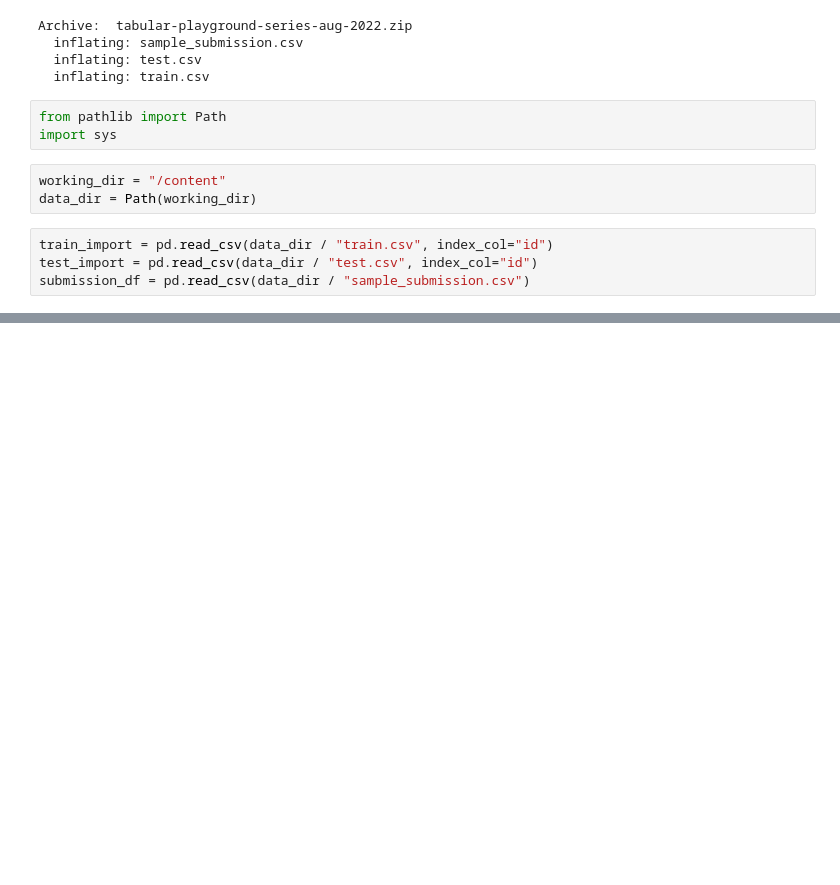
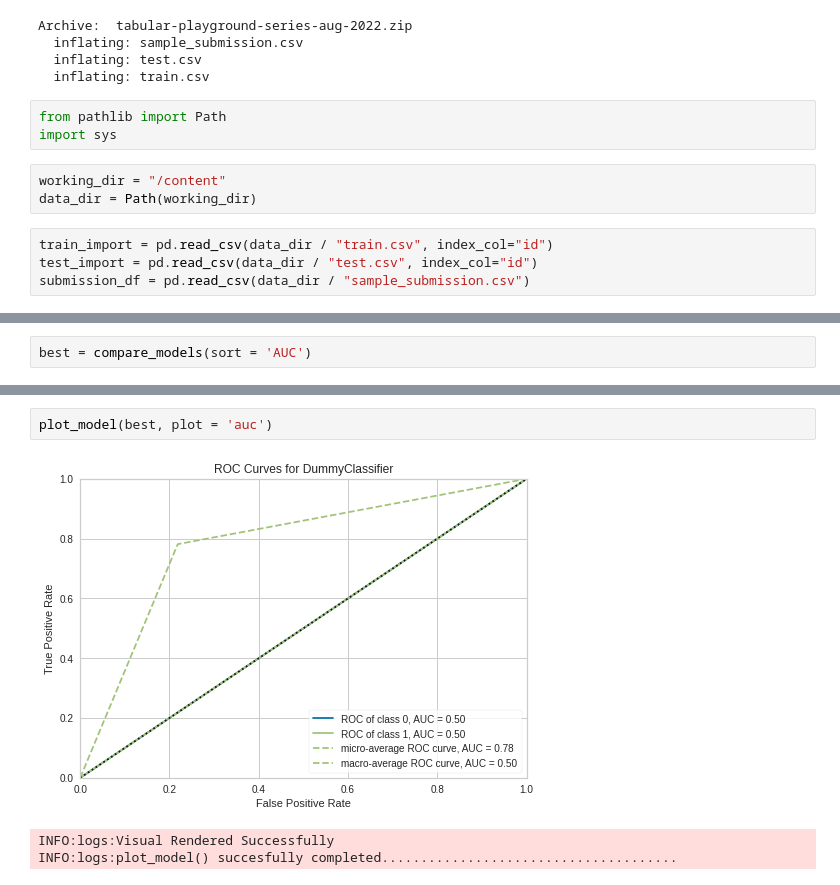
Before and after one commit to SilverSurferClash/Kaggle_Aug_July_22, a Jupyter notebook: August_2022.ipynb, the cells around one changed output, grey strips where cells are left out. Drawn from its saved outputs; the diff is of its cells as text; blank space fills up the shorter version.

```diff
--- a/August_2022.ipynb
+++ b/August_2022.ipynb
@@ -126,0 +165,2 @@ submission_df = pd.read_csv(data_dir / "sample_submission.csv")
+# %%
+best = compare_models(sort = 'AUC')
@@ -126,0 +195,6 @@ submission_df = pd.read_csv(data_dir / "sample_submission.csv")
+# %%
+plot_model(best, plot = 'auc')
+# %% [output]
+[figure, added]
+INFO:logs:Visual Rendered Successfully
+INFO:logs:plot_model() succesfully completed......................................
```
Also changed, not shown: parts of 3 cells of this notebook.
